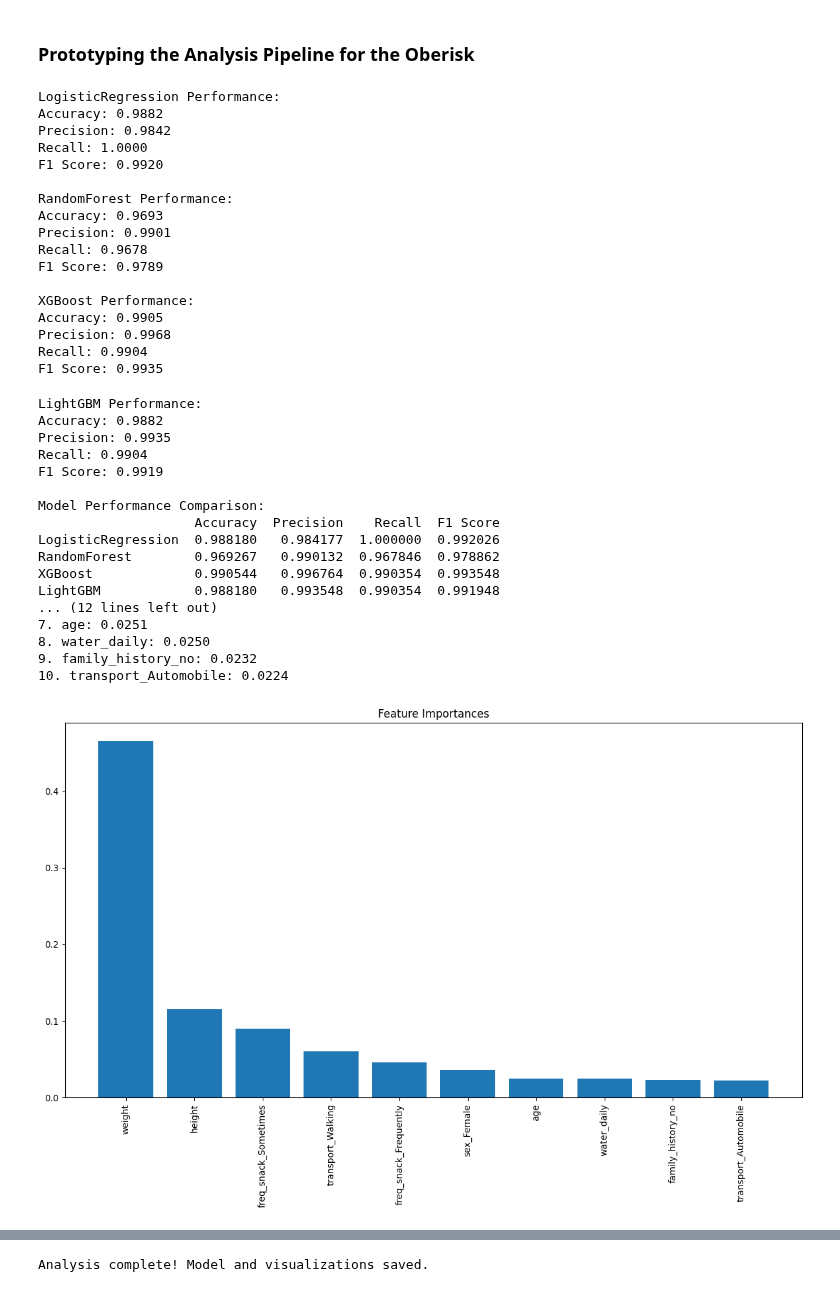
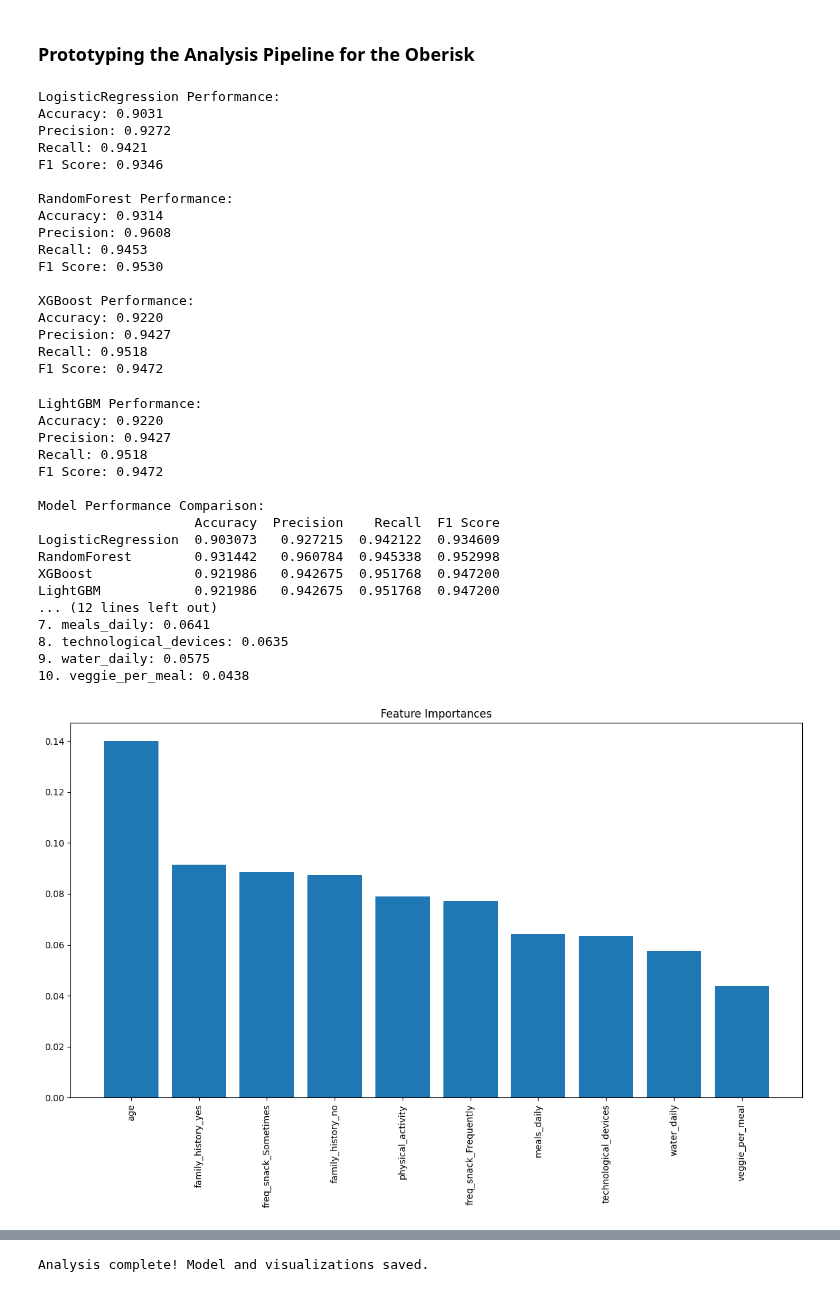
Before and after one commit to zipeiyang/PROHI-dashboard-Oberisk, a Jupyter notebook: jupyter-notebooks/data-analysis-pipeline.ipynb, the cells around one changed output, grey strips where cells are left out. Drawn from its saved outputs; the diff is of its cells as text; code cells hidden in the pictures.

```diff
--- a/jupyter-notebooks/data-analysis-pipeline.ipynb
+++ b/jupyter-notebooks/data-analysis-pipeline.ipynb
@@ -51,7 +51,7 @@ data["obesity_risk"] = data["bmi_category"].apply(
 
 # Define features and target
 target = "obesity_risk"
-X = data.drop(columns=[target, "bmi_category"])
+X = data.drop(columns=[target, "bmi_category","weight","height"])
 y = data[target]
 
 # Identify numeric and categorical variables
@@ -173,58 +173,58 @@ plt.savefig("./models/confusion_matrix.png")
 plt.show()
 
 # ROC curve
 fpr, tpr, _ = roc_curve(y_test, y_pred_proba)
 roc_auc = auc(fpr, tpr)
 
 plt.figure(figsize=(6, 4))
 plt.plot(fpr, tpr, color='darkorange', lw=2, label=f'ROC curve (area = {roc_auc:.2f})')
 plt.plot([0, 1], [0, 1], color='navy', lw=2, linestyle='--')
 plt.xlim([0.0, 1.0])
 plt.ylim([0.0, 1.05])
 plt.xlabel('False Positive Rate')
 plt.ylabel('True Positive Rate')
 plt.title('ROC Curve')
 plt.legend(loc="lower right")
 plt.savefig("./models/roc_curve.png")
 plt.show()
 
 print("Analysis complete! Model and visualizations saved.")
 # %% [output]
 LogisticRegression Performance:
-Accuracy: 0.9882
-Precision: 0.9842
-Recall: 1.0000
-F1 Score: 0.9920
+Accuracy: 0.9031
+Precision: 0.9272
+Recall: 0.9421
+F1 Score: 0.9346
 
 RandomForest Performance:
-Accuracy: 0.9693
-Precision: 0.9901
-Recall: 0.9678
-F1 Score: 0.9789
+Accuracy: 0.9314
+Precision: 0.9608
+Recall: 0.9453
+F1 Score: 0.9530
 
 XGBoost Performance:
-Accuracy: 0.9905
-Precision: 0.9968
-Recall: 0.9904
-F1 Score: 0.9935
+Accuracy: 0.9220
+Precision: 0.9427
+Recall: 0.9518
+F1 Score: 0.9472
 LightGBM Performance:
-Accuracy: 0.9882
-Precision: 0.9935
-Recall: 0.9904
-F1 Score: 0.9919
+Accuracy: 0.9220
+Precision: 0.9427
+Recall: 0.9518
+F1 Score: 0.9472
 
 Model Performance Comparison:
                     Accuracy  Precision    Recall  F1 Score
-LogisticRegression  0.988180   0.984177  1.000000  0.992026
-RandomForest        0.969267   0.990132  0.967846  0.978862
-XGBoost             0.990544   0.996764  0.990354  0.993548
-LightGBM            0.988180   0.993548  0.990354  0.991948
+LogisticRegression  0.903073   0.927215  0.942122  0.934609
+RandomForest        0.931442   0.960784  0.945338  0.952998
+XGBoost             0.921986   0.942675  0.951768  0.947200
+LightGBM            0.921986   0.942675  0.951768  0.947200
 ... (12 lines left out)
-7. age: 0.0251
-8. water_daily: 0.0250
-9. family_history_no: 0.0232
-10. transport_Automobile: 0.0224
+7. meals_daily: 0.0641
+8. technological_devices: 0.0635
+9. water_daily: 0.0575
+10. veggie_per_meal: 0.0438
-[figure, old version]
+[figure, new version]
 [figure]
 [figure]
 Analysis complete! Model and visualizations saved.
```
Also changed, not shown: 9 other files.
